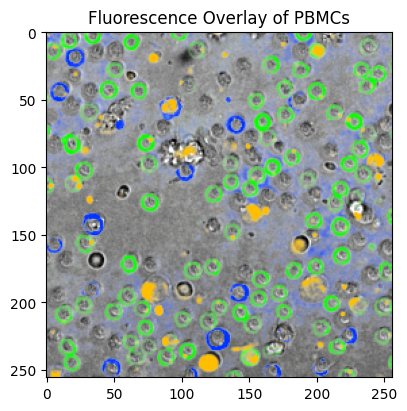
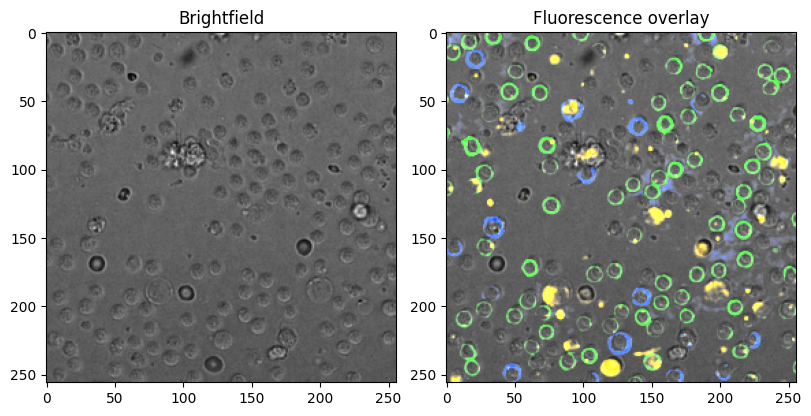
The change to this notebook cell's code, shown as a diff; its figure went from the first image to the second:
--- before
+++ after
@@ -1,20 +1,18 @@
-# Get the brightfield as background
-background = processed_intensities_dict[BRIGHTFIELD]
+from arcadia_microscopy_tools import overlay_channels
 
-# Get fluorescence channels
-fluorescence_channels = {
-    channel: processed_intensities_dict[channel]
-    for channel in image.channels
-    if channel.excitation_nm is not None
+brightfield_channel = next(ch for ch in image.channels if ch.excitation_nm is None)
+background = preprocessed_intensities[brightfield_channel].astype(np.float64)
+
+fluorescence_intensities = {
+    ch: intensities.astype(np.float64)
+    for ch, intensities in preprocessed_intensities.items()
+    if ch.excitation_nm is not None
 }
 
-# Create the overlay
-overlay = overlay_channels(
-    background=background,
-    channel_intensities=fluorescence_channels,
-)
+overlay = overlay_channels(background, fluorescence_intensities)
 
-# Display the result
-fig, ax = plt.subplots(figsize=(4, 4), layout="constrained")
-_ = ax.imshow(overlay)
-_ = ax.set_title("Fluorescence Overlay of PBMCs")
+fig, axes = plt.subplots(1, 2, figsize=(8, 4), layout="constrained")
+_ = axes[0].imshow(background, cmap="gray")
+_ = axes[0].set_title("Brightfield")
+_ = axes[1].imshow(overlay)
+_ = axes[1].set_title("Fluorescence overlay")

Commit: Cleanup and v0.4.0 release (#59)